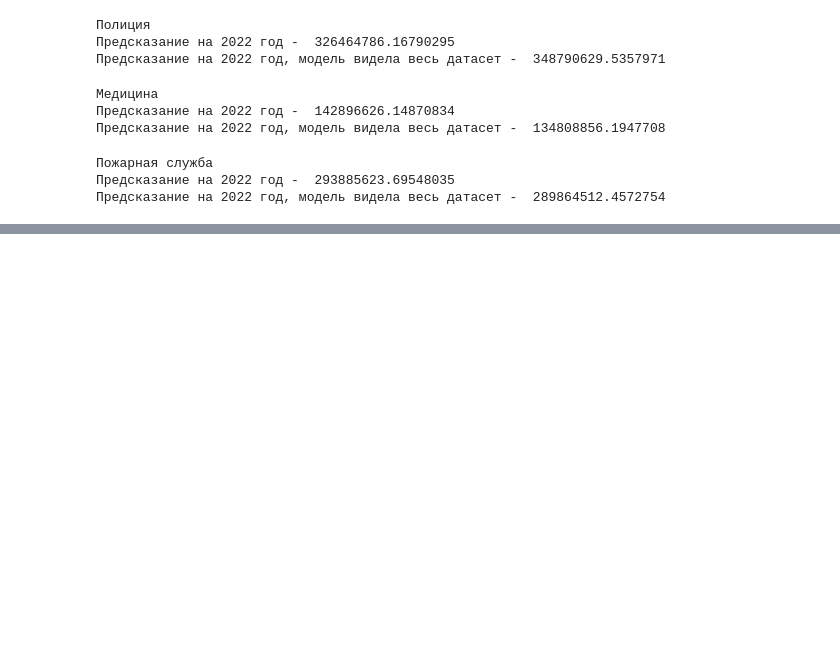
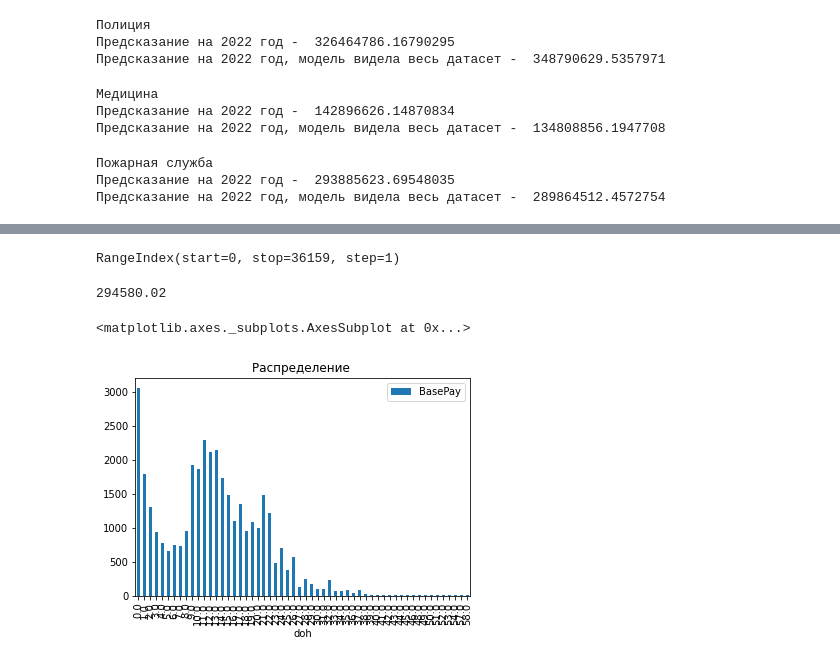
Before and after one commit to EvgenyBelov78/DA1, a Jupyter notebook: Salaries_in_SF.ipynb, the cells around one changed output, grey strips where cells are left out. Cells and saved outputs as stored; diff of their text form; code cells hidden in the pictures; blank space fills up the shorter version.

```diff
--- a/Salaries_in_SF.ipynb
+++ b/Salaries_in_SF.ipynb
@@ -1109,0 +1148,8 @@ print('Предсказание на 2022 год, модель видела ве
+# %%
+dffull2011=dffull2011.reset_index()
+# %%
+dffull2011.drop('index',axis=1,inplace=True)
+# %%
+dffull2011.index
+# %% [output]
+RangeIndex(start=0, stop=36159, step=1)
@@ -1109,0 +1160,8 @@ print('Предсказание на 2022 год, модель видела ве
+# %%
+dffull2011['doh']=df['BasePay'].apply(lambda x: 'до 5к' if x<5000 else ('до 10к' if x<10000  else ('до 10 лет' if x<120 else 'больше 10 лет')))
+# %%
+dffull2011['doh']=dffull2011['BasePay']//5000
+# %%
+dffull2011['BasePay'].max()
+# %% [output]
+294580.02
@@ -1109,0 +1172,5 @@ print('Предсказание на 2022 год, модель видела ве
+# %%
+dffull2011.groupby('doh').count().plot(kind='bar',stacked= True, title='Распределение зарплат ' )
+# %% [output]
+<matplotlib.axes._subplots.AxesSubplot at 0x...>
+[figure, added]
```
Also changed, not shown: parts of 9 cells of this notebook.
